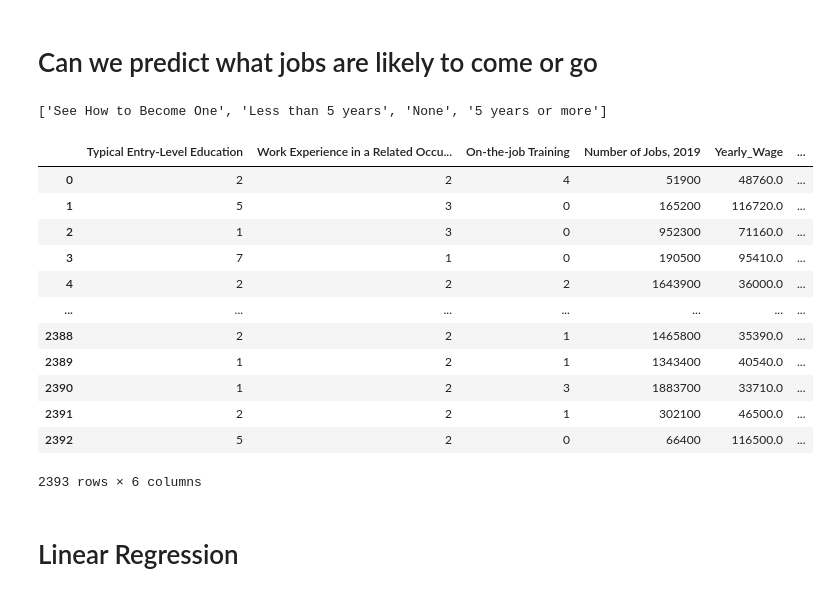
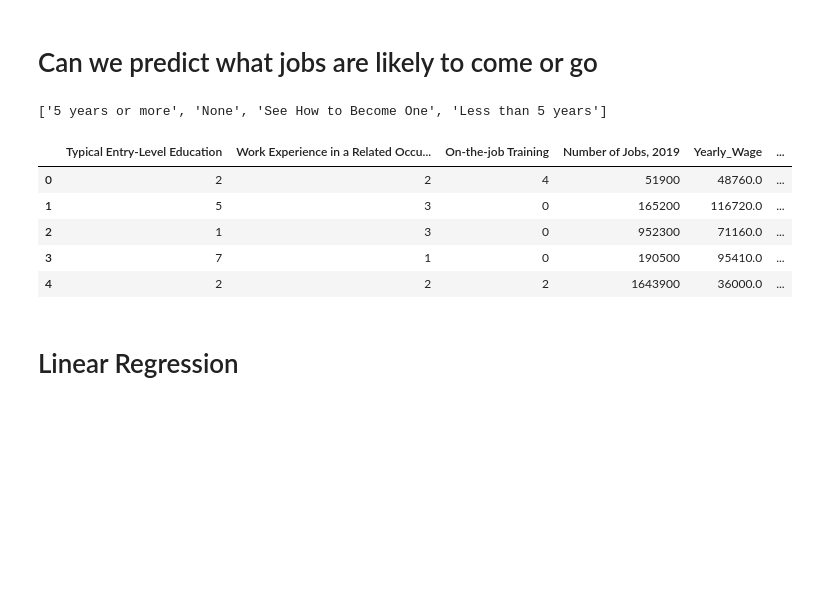
Before and after one commit to miles-frankllin/DATA_602_Project_1, a Jupyter notebook: Notebooks/Exploratory_Analysis.ipynb, the cells around one changed output. Drawn from its saved outputs; the diff is of its cells as text; code cells hidden in the pictures; blank space fills up the shorter version.

```diff
--- a/Notebooks/Exploratory_Analysis.ipynb
+++ b/Notebooks/Exploratory_Analysis.ipynb
@@ -3,6 +3,6 @@ import pandas as pd
 import matplotlib.pyplot as plt
 import numpy as np
 
-input_file = "CSV/BLS_jobs_data_cleaned.csv"
+input_file = "../CSV/BLS_jobs_data_cleaned.csv"
 # %%
 df = pd.read_csv(input_file)
@@ -304,42 +201,35 @@ job_outlook_list = [' Decline', ' Slower than average', ' Little or no change',
 
 training_list = ['None', 'See How to Become One', 'Short-term on-the-job training',
                 'Moderate-term on-the-job training', 'Long-term on-the-job training',
                 'Apprenticeship', 'Internship/residency']
 
 work_exp_list = ['See How to Become One', 'Less than 5 years', 'None', '5 years or more']
 
 job_cat = pd.CategoricalDtype(categories=job_outlook_list, ordered=True)
 edu_cat = pd.CategoricalDtype(categories=req_ed, ordered=True)
 trn_cat = pd.CategoricalDtype(categories=training_list, ordered=False) # Not sure if I should order or not
 wrk_cat = pd.CategoricalDtype(categories=work_exp_list, ordered=False) # Not sure if I should order or not
 
 
 #X["Job_Outlook_2019-29_Discription"] = X["Job_Outlook_2019-29_Discription"].astype(job_cat)
 X["Typical Entry-Level Education"] = X["Typical Entry-Level Education"].astype(edu_cat)
 X["On-the-job Training"] = X["On-the-job Training"].astype(trn_cat)
 X["Work Experience in a Related Occupation"] = X["Work Experience in a Related Occupation"].astype(wrk_cat)
 
 #X["Job_Outlook_2019-29_Discription"] = X["Job_Outlook_2019-29_Discription"].cat.codes
 X["Typical Entry-Level Education"] = X["Typical Entry-Level Education"].cat.codes
 X["On-the-job Training"] = X["On-the-job Training"].cat.codes
 X["Work Experience in a Related Occupation"] = X["Work Experience in a Related Occupation"].cat.codes
 
-display(X)
+display(X.head(5))
 # %% [output]
-['See How to Become One', 'Less than 5 years', 'None', '5 years or more']
+['5 years or more', 'None', 'See How to Become One', 'Less than 5 years']
 |  | Typical Entry-Level Education | Work Experience in a Related Occu... | On-the-job Training | Number of Jobs, 2019 | Yearly_Wage | ... |
 | 0 | 2 | 2 | 4 | 51900 | 48760.0 | ... |
 | 1 | 5 | 3 | 0 | 165200 | 116720.0 | ... |
 | 2 | 1 | 3 | 0 | 952300 | 71160.0 | ... |
 | 3 | 7 | 1 | 0 | 190500 | 95410.0 | ... |
 | 4 | 2 | 2 | 2 | 1643900 | 36000.0 | ... |
-| ... | ... | ... | ... | ... | ... | ... |
-| 2388 | 2 | 2 | 1 | 1465800 | 35390.0 | ... |
-| 2389 | 1 | 2 | 1 | 1343400 | 40540.0 | ... |
-| 2390 | 1 | 2 | 3 | 1883700 | 33710.0 | ... |
-| 2391 | 2 | 2 | 1 | 302100 | 46500.0 | ... |
-| 2392 | 5 | 2 | 0 | 66400 | 116500.0 | ... |
-2393 rows × 6 columns
 # %% [markdown]
 # Linear Regression
 # %%
```
Also changed, not shown: parts of 14 cells of this notebook, 1 other file.
